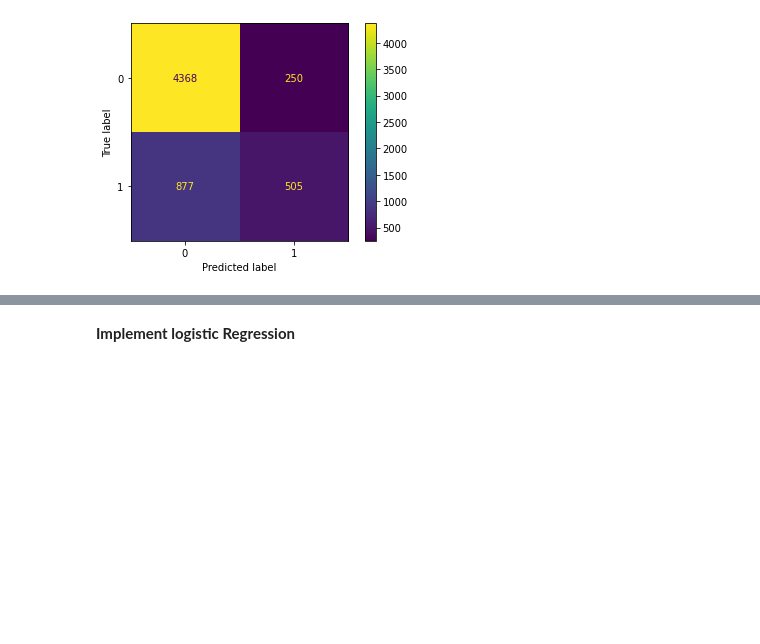
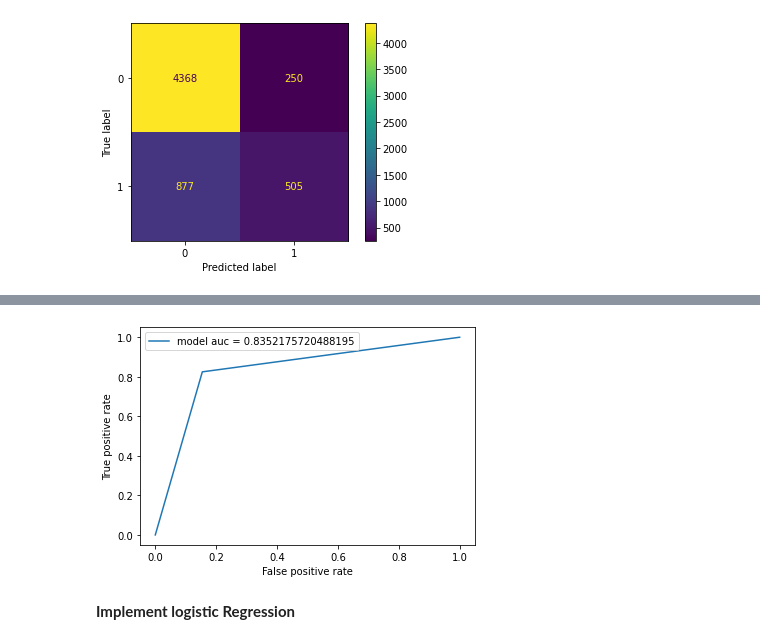
Before and after one commit to shivansh9770/Credit-Card-Default-Prediction, a Jupyter notebook: Credit_Card_Default_Prediction_Capstone_Project.ipynb, the cells around one changed output, grey strips where cells are left out. Cells and saved outputs as stored; diff of their text form; code cells hidden in the pictures; blank space fills up the shorter version.

```diff
--- a/Credit_Card_Default_Prediction_Capstone_Project.ipynb
+++ b/Credit_Card_Default_Prediction_Capstone_Project.ipynb
@@ -762,0 +881,3 @@ plot_confusion_matrix(RandomXGB,x_test, y_test)
+# %%
+model_fpr,model_tpr,threshold=roc_curve(y_test,y_predict)
+area_under_curve=auc(model_fpr,model_tpr)
@@ -763,3 +892,11 @@ plot_confusion_matrix(RandomXGB,x_test, y_test)
+# %%
+plt.plot(model_fpr,model_tpr,linestyle='-',label='model auc = '+str(area_under_curve))
+plt.xlabel('False positive rate')
+plt.ylabel('True positive rate')
+plt.legend()
+plt.show()
+# %% [output]
+[figure, added]
 # %% [markdown]
 **Implement logistic Regression**
 # %%
```
Also changed, not shown: parts of 46 cells of this notebook.
